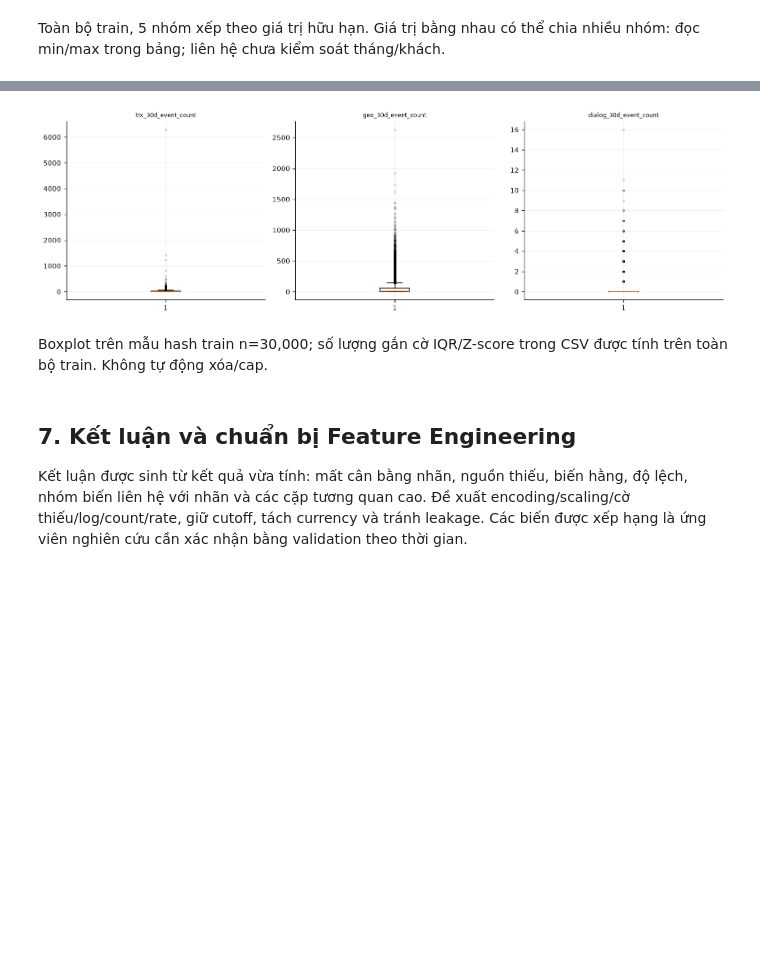
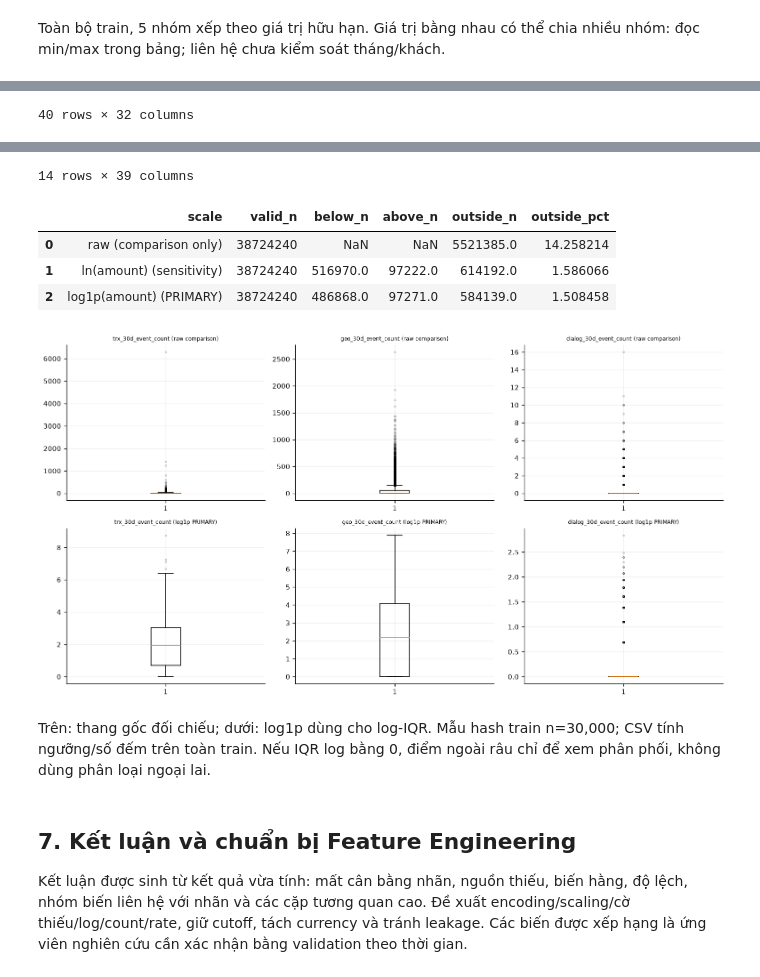
Before and after one commit to AnhQun18/Propensity, a Jupyter notebook: notebooks/eda.ipynb, the cells around one changed output, grey strips where cells are left out. Cells and saved outputs as stored; diff of their text form; code cells hidden in the pictures; blank space fills up the shorter version.

Commit message:
Restore log-scale IQR outlier analysis and correct EDA publications

```diff
--- a/notebooks/eda.ipynb
+++ b/notebooks/eda.ipynb
@@ -358,5 +361,6 @@ Giữ nguyên outlier; danh sách gắn cờ không phải lệnh xóa.
 feature_outliers, amount_outliers = eda.outliers()
 display(feature_outliers.sort_values("iqr_pct", ascending=False).head(40))
 display(amount_outliers)
+display(eda.tables["amount_iqr_scale_comparison_currency11"])
 eda.show_figures("outliers")
 # %% [output]
@@ -379,0 +384 @@ eda.show_figures("outliers")
+40 rows × 32 columns
@@ -395,5 +400,10 @@ eda.show_figures("outliers")
+14 rows × 39 columns
+|  | scale | valid_n | below_n | above_n | outside_n | outside_pct |
+| 0 | raw (comparison only) | 38724240 | NaN | NaN | 5521385.0 | 14.258214 |
+| 1 | ln(amount) (sensitivity) | 38724240 | 516970.0 | 97222.0 | 614192.0 | 1.586066 |
+| 2 | log1p(amount) (PRIMARY) | 38724240 | 486868.0 | 97271.0 | 584139.0 | 1.508458 |
-[figure, old version]
+[figure, new version]
-Boxplot trên mẫu hash train n=30,000; số lượng gắn cờ IQR/Z-score trong CSV được tính trên toàn bộ train. Không tự động xóa/cap.
+Trên: thang gốc đối chiếu; dưới: log1p dùng cho log-IQR. Mẫu hash train n=30,000; CSV tính ngưỡng/số đếm trên toàn train. Nếu IQR log bằng 0, điểm ngoài râu chỉ để xem phân phối, không dùng phân loại ngoại lai.
 # %% [markdown]
 ## 7. Kết luận và chuẩn bị Feature Engineering
 
```
Also changed, not shown: parts of 5 cells of this notebook, 27 other files.
